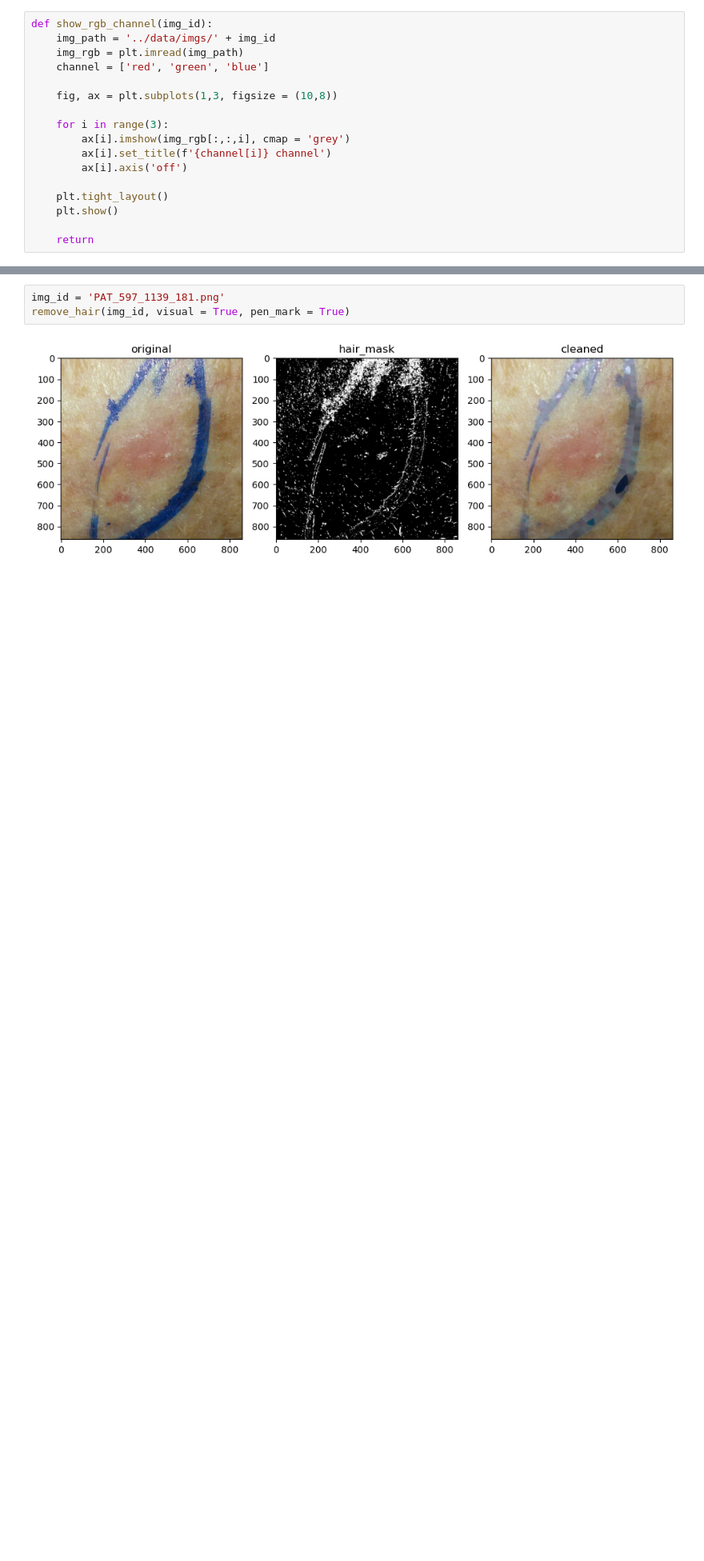
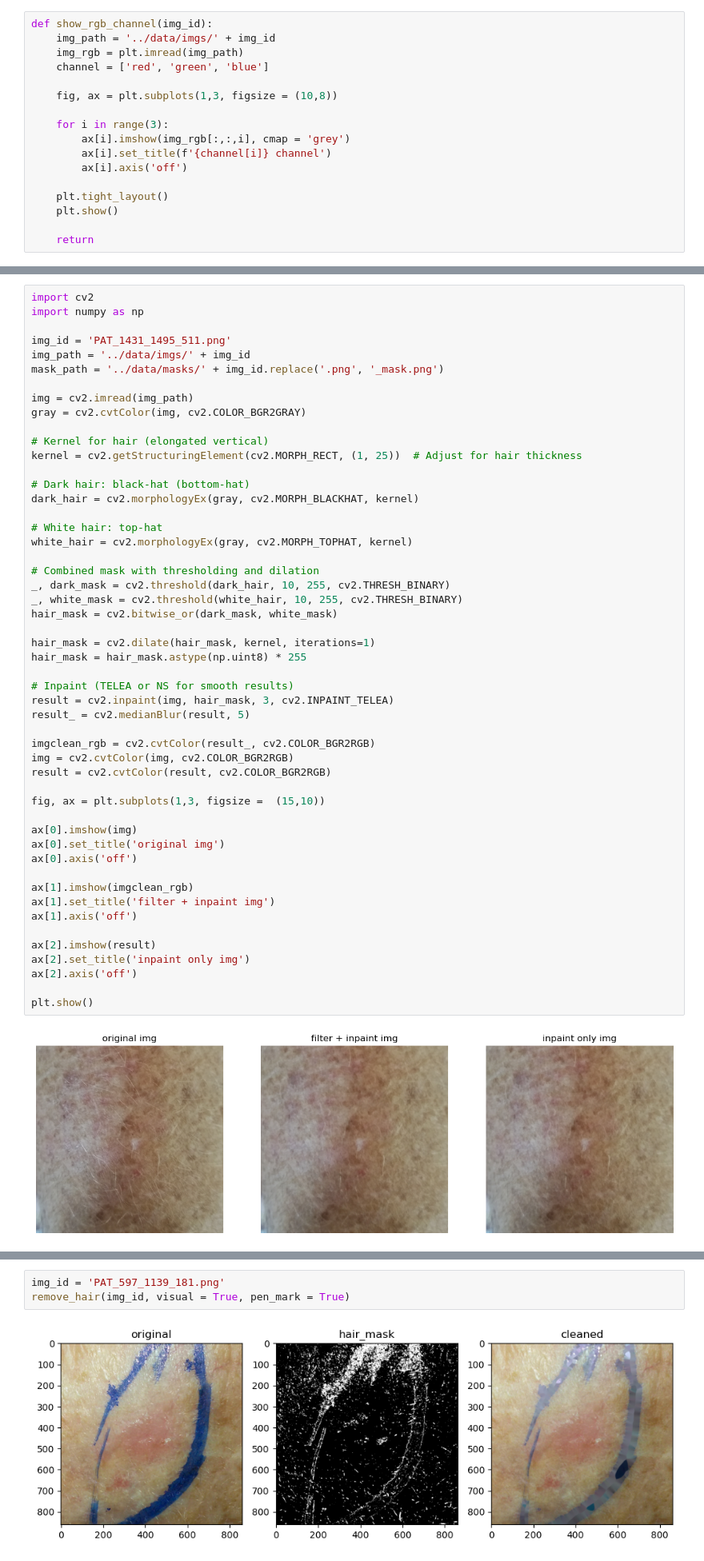
Before and after one commit to AkioAbe01/2026_PDS_Aardvark, a Jupyter notebook: src/hair.ipynb, the cells around one changed output, grey strips where cells are left out. Shown at 80% size. Cells and saved outputs as stored; diff of their text form; blank space fills up the shorter version.

```diff
--- a/src/hair.ipynb
+++ b/src/hair.ipynb
@@ -207,0 +346,53 @@ show_rgb_channel('PAT_1181_659_231.png')
+# %%
+import cv2
+import numpy as np
+
+img_id = 'PAT_1431_1495_511.png'
+img_path = '../data/imgs/' + img_id
+mask_path = '../data/masks/' + img_id.replace('.png', '_mask.png')
+
+img = cv2.imread(img_path)
+gray = cv2.cvtColor(img, cv2.COLOR_BGR2GRAY)
+
+# Kernel for hair (elongated vertical)
+kernel = cv2.getStructuringElement(cv2.MORPH_RECT, (1, 25))  # Adjust for hair thickness
+
+# Dark hair: black-hat (bottom-hat)
+dark_hair = cv2.morphologyEx(gray, cv2.MORPH_BLACKHAT, kernel)
+
+# White hair: top-hat
+white_hair = cv2.morphologyEx(gray, cv2.MORPH_TOPHAT, kernel)
+
+# Combined mask with thresholding and dilation
+_, dark_mask = cv2.threshold(dark_hair, 10, 255, cv2.THRESH_BINARY)
+_, white_mask = cv2.threshold(white_hair, 10, 255, cv2.THRESH_BINARY)
+hair_mask = cv2.bitwise_or(dark_mask, white_mask)
+
+hair_mask = cv2.dilate(hair_mask, kernel, iterations=1)
+hair_mask = hair_mask.astype(np.uint8) * 255
+
+# Inpaint (TELEA or NS for smooth results)
+result = cv2.inpaint(img, hair_mask, 3, cv2.INPAINT_TELEA)
+result_ = cv2.medianBlur(result, 5)
+
+imgclean_rgb = cv2.cvtColor(result_, cv2.COLOR_BGR2RGB)
+img = cv2.cvtColor(img, cv2.COLOR_BGR2RGB)
+result = cv2.cvtColor(result, cv2.COLOR_BGR2RGB)
+
+fig, ax = plt.subplots(1,3, figsize =  (15,10))
+
+ax[0].imshow(img)
+ax[0].set_title('original img')
+ax[0].axis('off')
+
+ax[1].imshow(imgclean_rgb)
+ax[1].set_title('filter + inpaint img')
+ax[1].axis('off')
+
+ax[2].imshow(result)
+ax[2].set_title('inpaint only img')
+ax[2].axis('off')
+
+plt.show()
+# %% [output]
+[figure, added]
```
Also changed, not shown: parts of 45 cells of this notebook, 7 other files.
